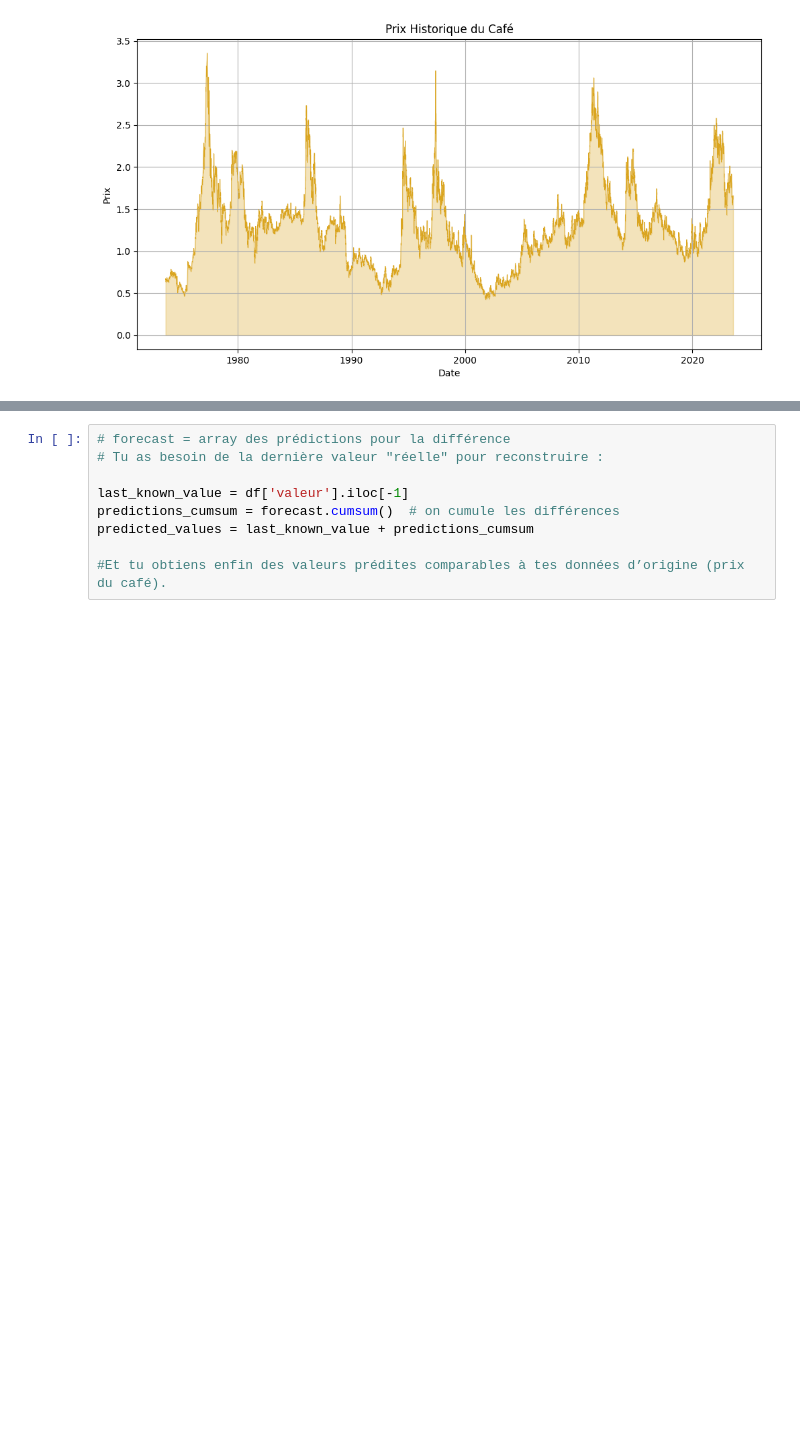
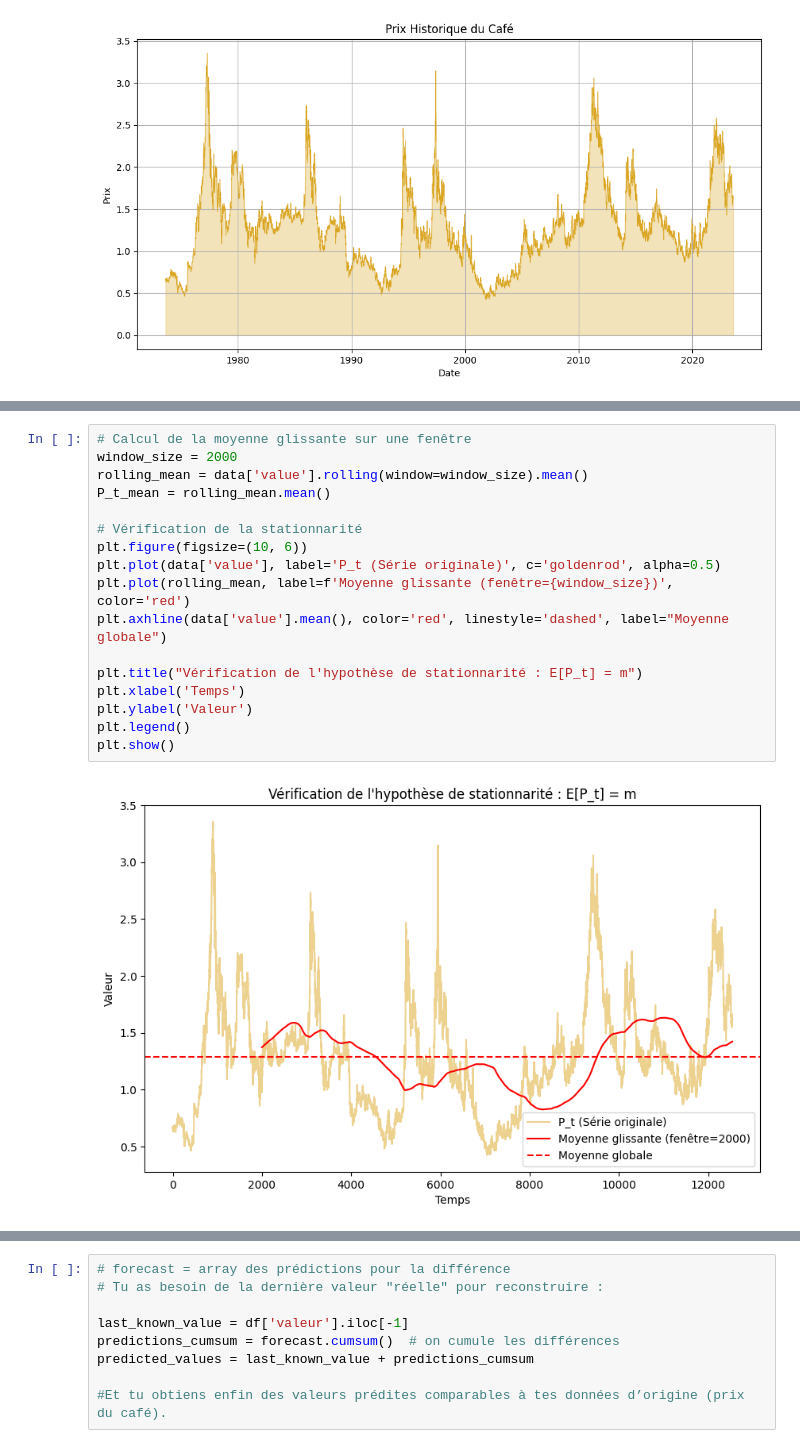
Before and after one commit to ThomasAPRichard/M1_DS, a Jupyter notebook: Série-Temporelle/Coffe_time_series_forecasting/Projet_ST_Thomas_Hichem.ipynb, the cells around one changed output, grey strips where cells are left out. Drawn from its saved outputs; the diff is of its cells as text; blank space fills up the shorter version.

```diff
--- a/Série-Temporelle/Coffe_time_series_forecasting/Projet_ST_Thomas_Hichem.ipynb
+++ b/Série-Temporelle/Coffe_time_series_forecasting/Projet_ST_Thomas_Hichem.ipynb
@@ -257,0 +109,19 @@ Voici un exemple qui illustre le “flow” complet (en supposant qu’une seule
+# %%
+# Calcul de la moyenne glissante sur une fenêtre
+window_size = 2000
+rolling_mean = data['value'].rolling(window=window_size).mean()
+P_t_mean = rolling_mean.mean()
+
+# Vérification de la stationnarité
+plt.figure(figsize=(10, 6))
+plt.plot(data['value'], label='P_t (Série originale)', c='goldenrod', alpha=0.5)
+plt.plot(rolling_mean, label=f'Moyenne glissante (fenêtre={window_size})', color='red')
+plt.axhline(data['value'].mean(), color='red', linestyle='dashed', label="Moyenne globale")
+
+plt.title("Vérification de l'hypothèse de stationnarité : E[P_t] = m")
+plt.xlabel('Temps')
+plt.ylabel('Valeur')
+plt.legend()
+plt.show()
+# %% [output]
+[figure, added]
```
Also changed, not shown: parts of 74 cells of this notebook.
